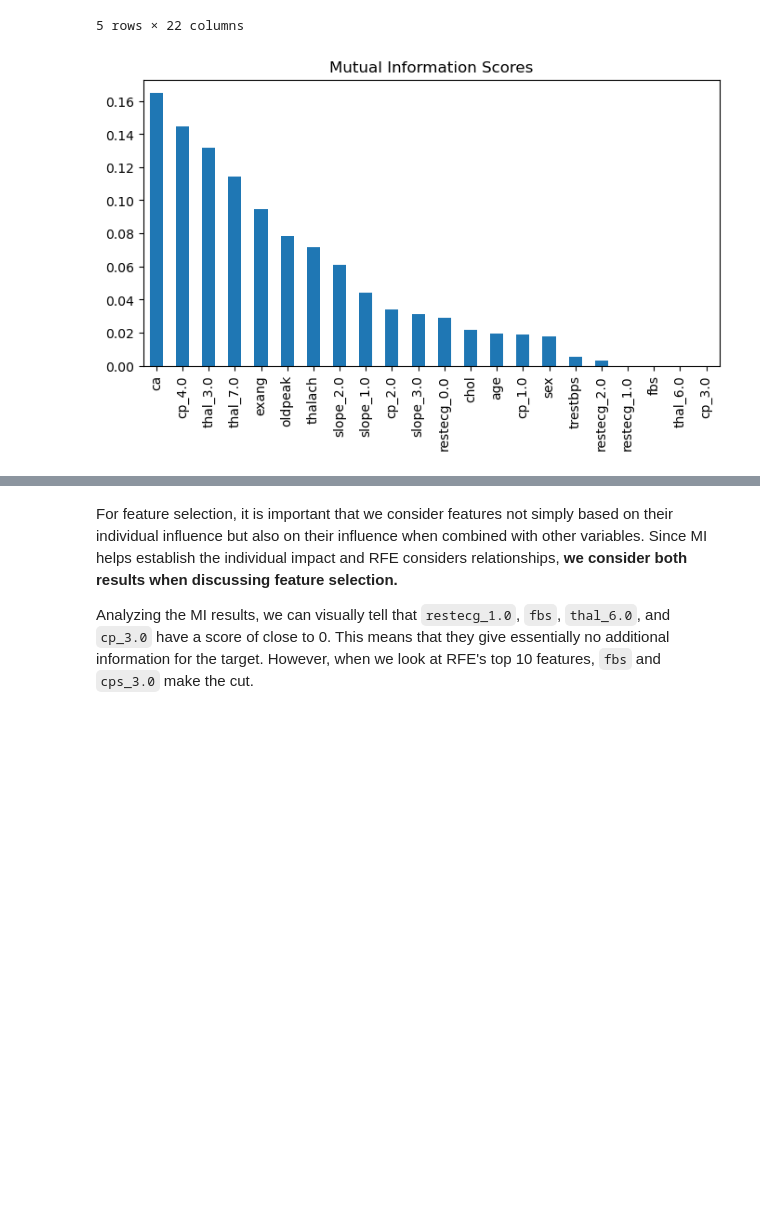
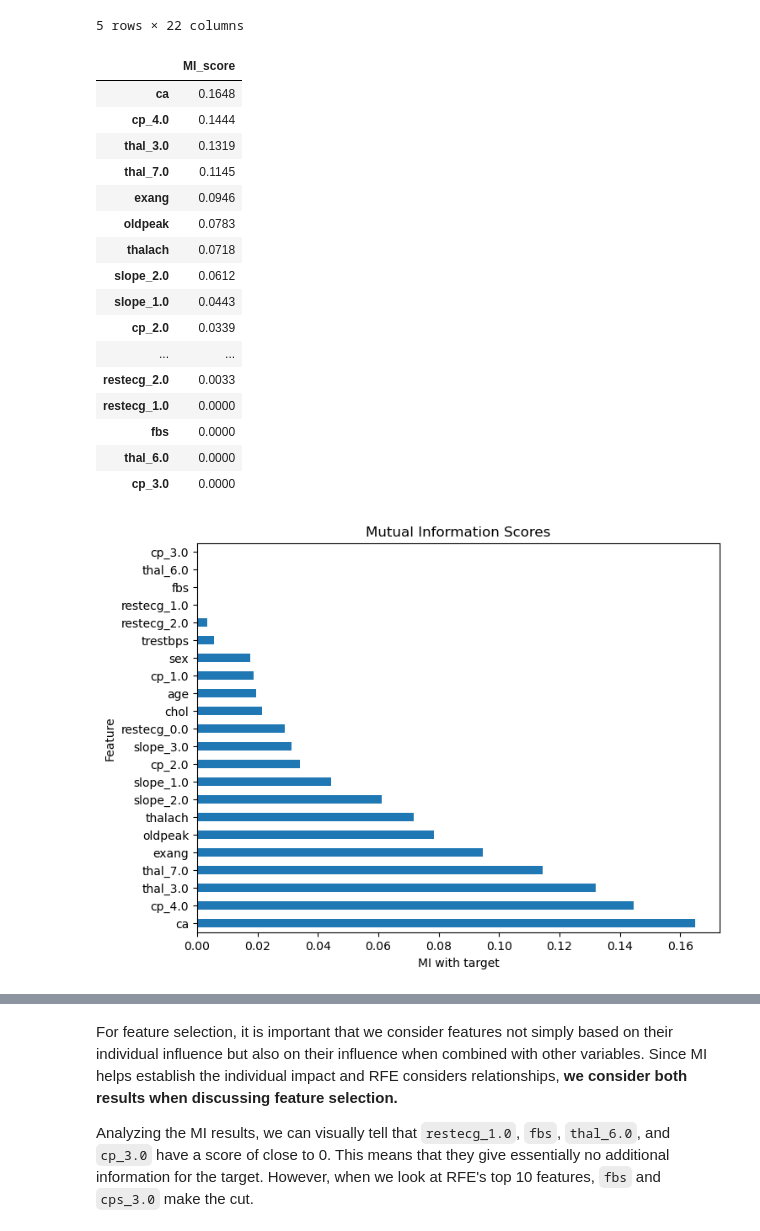
Before and after one commit to vinhbin/heartdiseaseDS, a Jupyter notebook: preprocessing_nb.ipynb, the cells around one changed output, grey strips where cells are left out. Cells and saved outputs as stored; diff of their text form; code cells hidden in the pictures; blank space fills up the shorter version.

Commit message:
edited feature selection visuals

```diff
--- a/preprocessing_nb.ipynb
+++ b/preprocessing_nb.ipynb
@@ -846,19 +846,48 @@ X_train.head()
 5 rows × 22 columns
 # %%
 # 3. Feature Selection
-# mutual information
+# Mutual information
 from sklearn.feature_selection import mutual_info_classif
 import pandas as pd
 import matplotlib.pyplot as plt
 
-mi_scores = mutual_info_classif(X_train, y_train, random_state=42)
+mi_scores_raw = mutual_info_classif(
+    X_train,
+    y_train,
+    discrete_features=False,
+    random_state=42
+    )
+mi_scores = pd.Series(mi_scores_raw, index=X_train.columns)
 mi_series = pd.Series(mi_scores, index=X_train.columns).sort_values(ascending=False)
 
-#
-mi_series.plot(kind='bar', figsize=(8,4), title="Mutual Information Scores")
+# Sort, round, and show as a table
+mi_df = mi_scores.sort_values(ascending=False).round(4).to_frame("MI_score")
+display(mi_df)
+
+# Display as bar graph
+mi_series.plot(kind='barh', figsize=(8,6), title="Mutual Information Scores")
+plt.ylabel("Feature")
+plt.xlabel("MI with target")
 plt.show()
 # %% [output]
+|  | MI_score |
+| ca | 0.1648 |
+| cp_4.0 | 0.1444 |
+| thal_3.0 | 0.1319 |
+| thal_7.0 | 0.1145 |
+| exang | 0.0946 |
+| oldpeak | 0.0783 |
+| thalach | 0.0718 |
+| slope_2.0 | 0.0612 |
+| slope_1.0 | 0.0443 |
+| cp_2.0 | 0.0339 |
+| ... | ... |
+| restecg_2.0 | 0.0033 |
+| restecg_1.0 | 0.0000 |
+| fbs | 0.0000 |
+| thal_6.0 | 0.0000 |
+| cp_3.0 | 0.0000 |
-[figure, old version]
+[figure, new version]
 # %%
 # 3. Feature Selection
 # RFE; higher ranking = more influential
```
Also changed, not shown: parts of 1 cell of this notebook.
